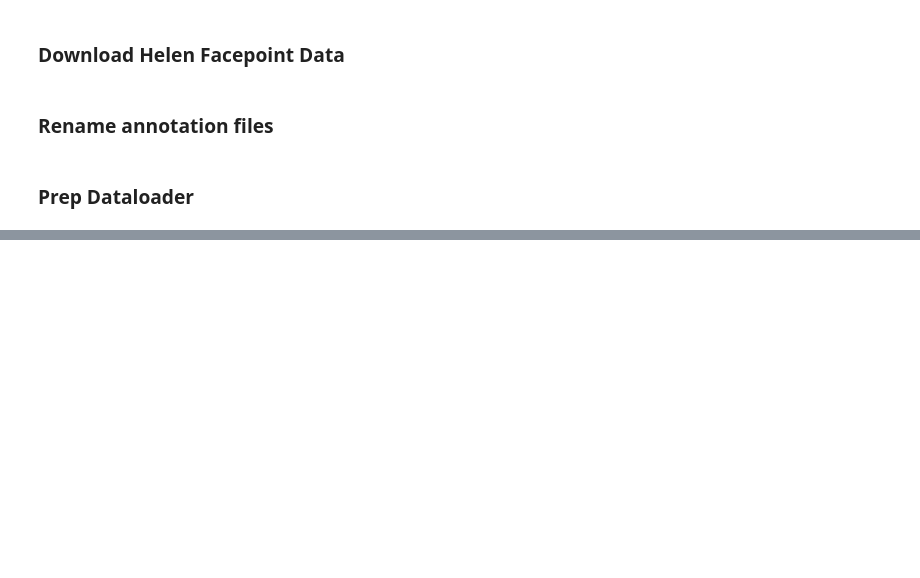
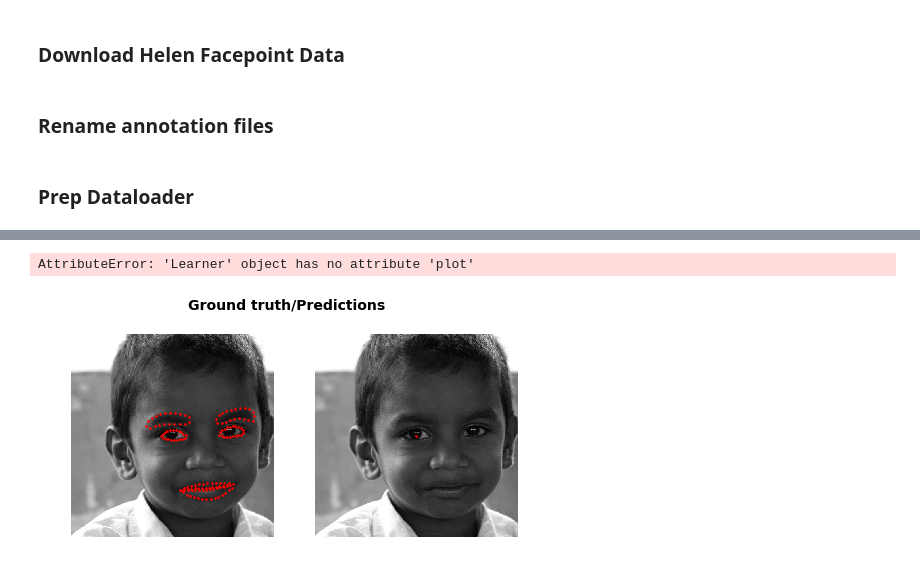
Before and after one commit to SudoSharma/datonymous, a Jupyter notebook: face_blur_sandbox.ipynb, the cells around one changed output, grey strips where cells are left out. Saved outputs shown, nothing was run; the diff lists cells and outputs as text; code cells hidden in the pictures; blank space fills up the shorter version.

```diff
--- a/face_blur_sandbox.ipynb
+++ b/face_blur_sandbox.ipynb
@@ -75,0 +123,2 @@ data.show_batch()
+# %%
+learn.fit(50, 1e-1)
@@ -75,0 +131,8 @@ data.show_batch()
+# %%
+learn.plot.losses()
+# %% [output]
+AttributeError: 'Learner' object has no attribute 'plot'
+# %%
+learn.show_results()
+# %% [output]
+[figure, added]
```
Also changed, not shown: parts of 8 cells of this notebook.
